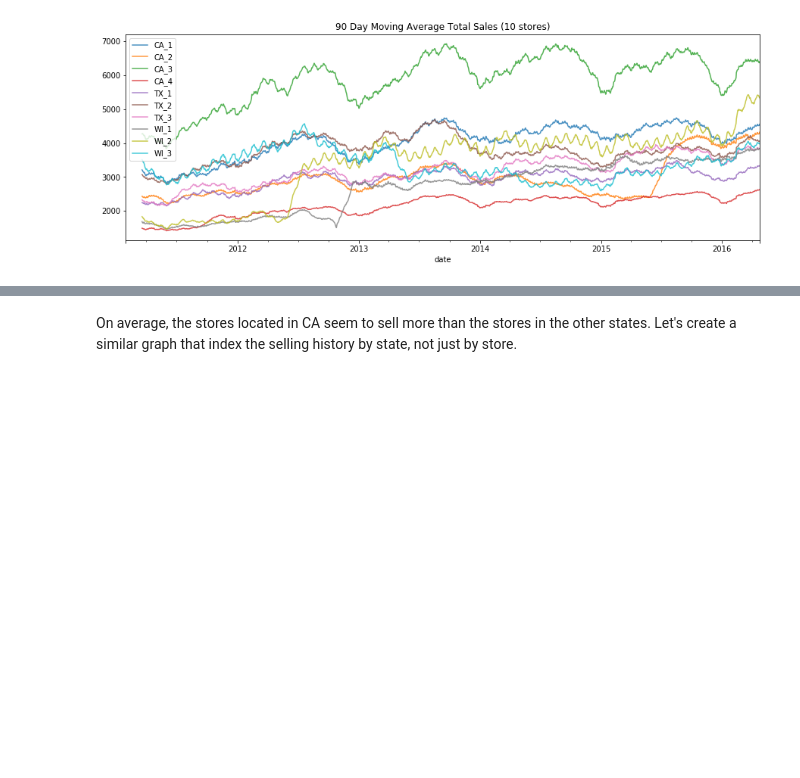
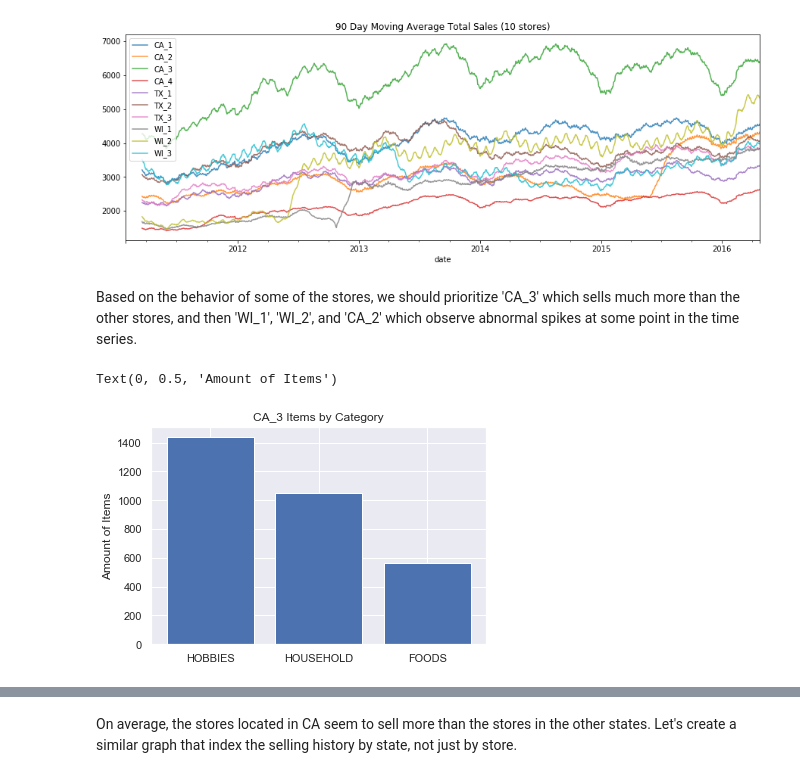
Before and after one commit to Luke-Gray/M5-Accuracy, a Jupyter notebook: M5 Basic EDA.ipynb, the cells around one changed output, grey strips where cells are left out. Saved outputs shown, nothing was run; the diff lists cells and outputs as text; code cells hidden in the pictures; blank space fills up the shorter version.

```diff
--- a/M5 Basic EDA.ipynb
+++ b/M5 Basic EDA.ipynb
@@ -274,3 +274,14 @@ plt.legend(store_list)
 plt.show()
 # %% [output]
 [figure]
+# %% [markdown]
+Based on the behavior of some of the stores, we should prioritize 'CA_3' which sells much more than the other stores, and then 'WI_1', 'WI_2', and 'CA_2' which observe abnormal spikes at some point in the time series.
+# %%
+d_c = ['cat_id']+d_cols
+ca3_cats = sales.loc[sales['store_id']=='CA_3'][d_c]
+plt.bar(ca3_cats['cat_id'].unique(), height=ca3_cats['cat_id'].value_counts())
+plt.title('CA_3 Items by Category')
+plt.ylabel('Amount of Items')
+# %% [output]
+Text(0, 0.5, 'Amount of Items')
+[figure, added]
```
Also changed, not shown: parts of 20 cells of this notebook.
